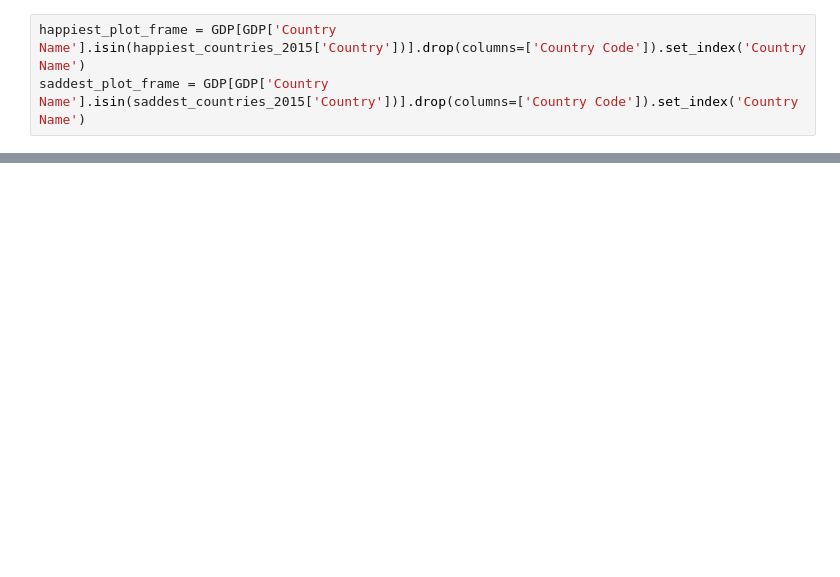
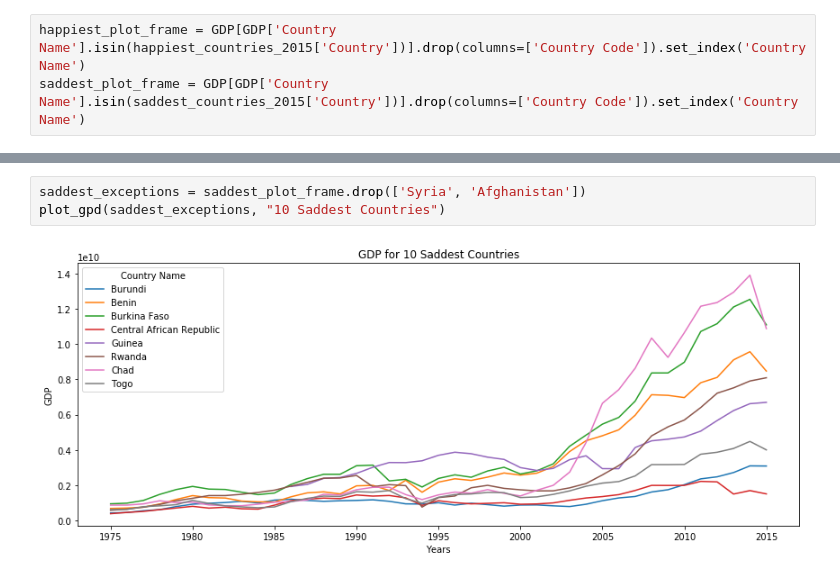
Before and after one commit to paulbenschmidt/happiness-analysis, a Jupyter notebook: Probably Happy.ipynb, the cells around one changed output, grey strips where cells are left out. Drawn from its saved outputs; the diff is of its cells as text; blank space fills up the shorter version.

```diff
--- a/Probably Happy.ipynb
+++ b/Probably Happy.ipynb
@@ -413,0 +83,5 @@ SyntaxError: 'return' outside function (<ipython-input-23-02a4c57933a9>, line 9)
+# %%
+saddest_exceptions = saddest_plot_frame.drop(['Syria', 'Afghanistan'])
+plot_gpd(saddest_exceptions, "10 Saddest Countries")
+# %% [output]
+[figure, added]
```
Also changed, not shown: parts of 58 cells of this notebook.
